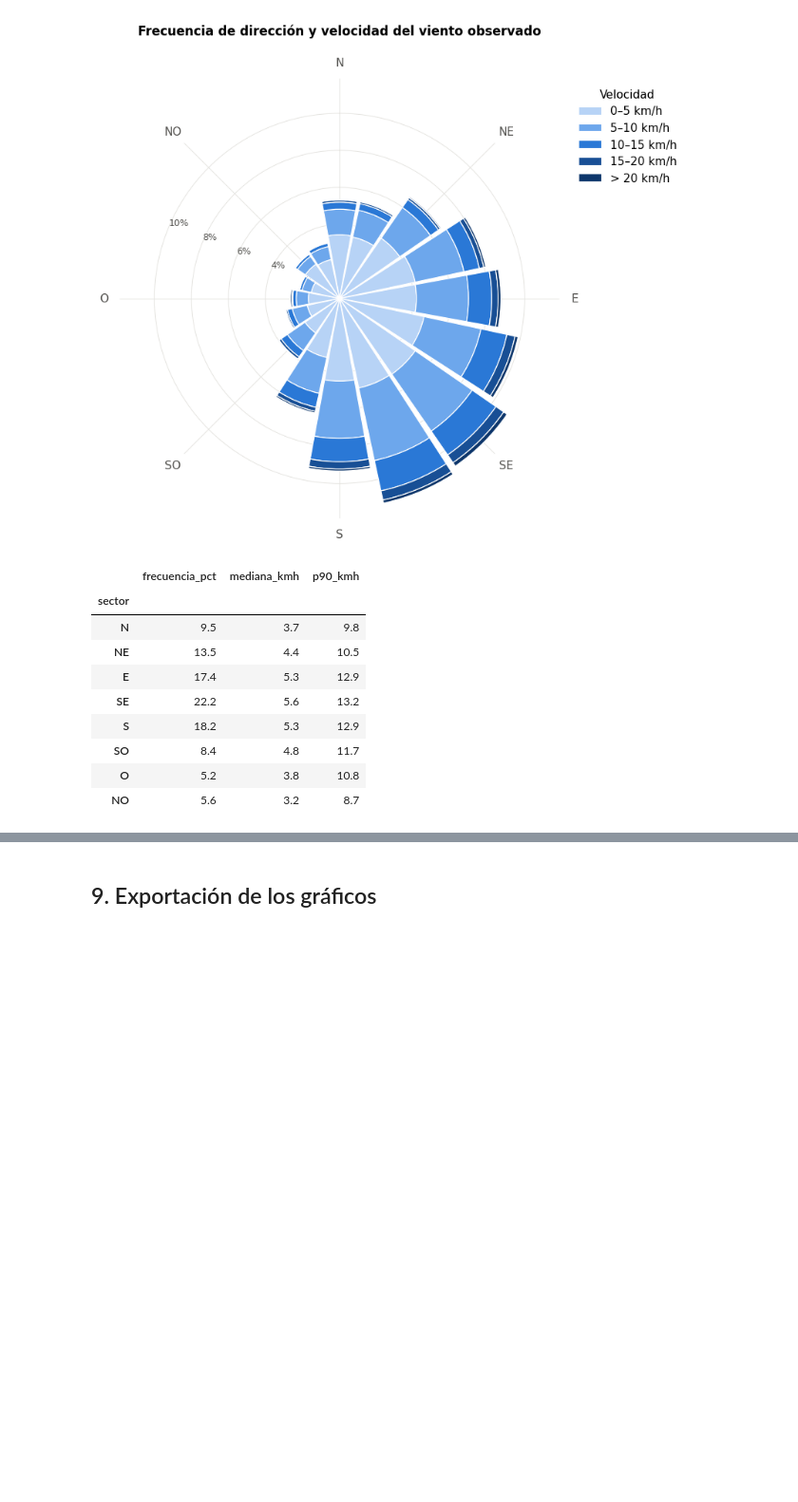
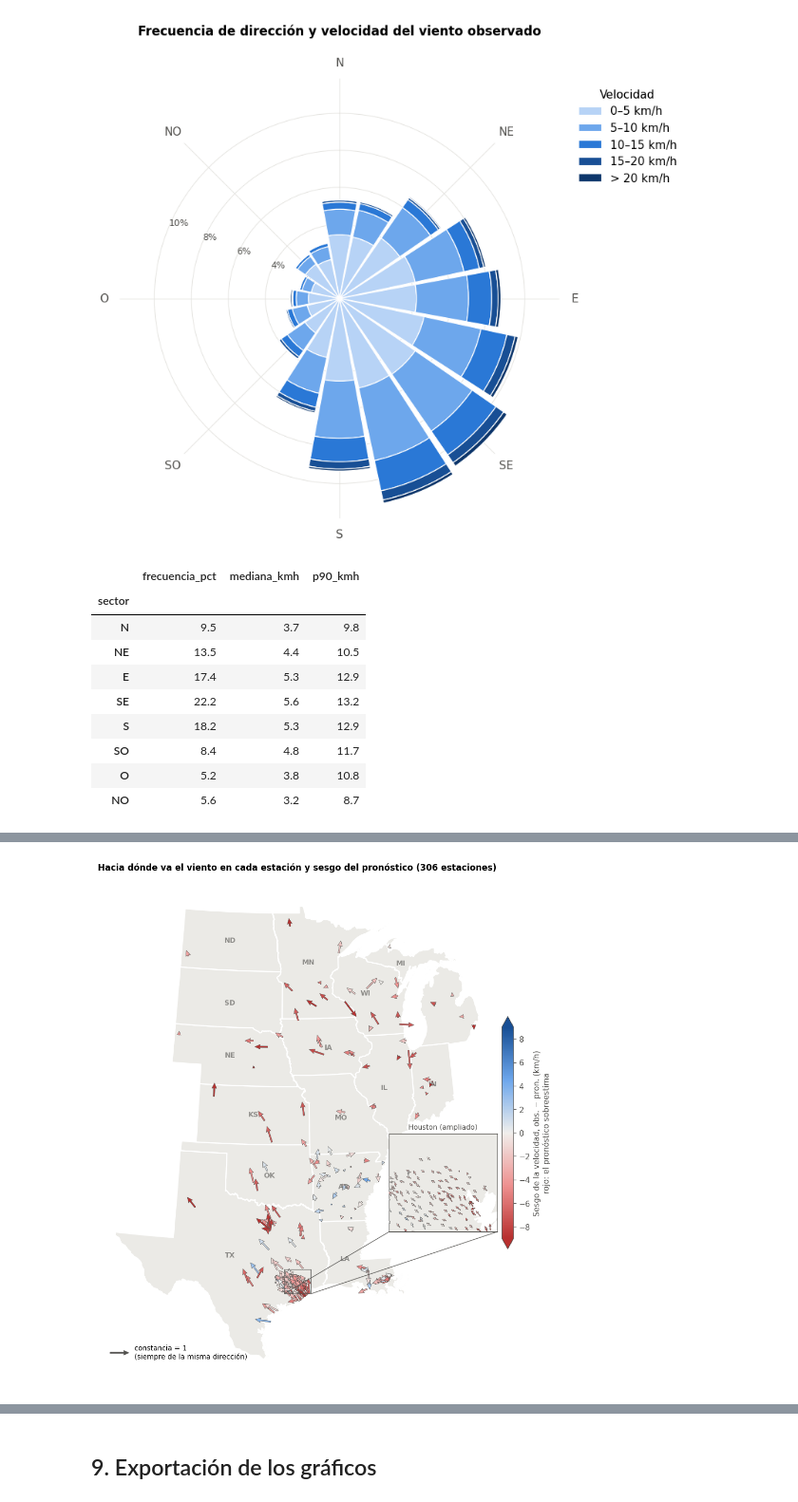
Before and after one commit to franconieto3/TPI_Taller_analisis_de_datos, a Jupyter notebook: notebooks/relaciones-bivariadas.ipynb, the cells around one changed output, grey strips where cells are left out. Shown at 95% size. Drawn from its saved outputs; the diff is of its cells as text; code cells hidden in the pictures; blank space fills up the shorter version.

Commit message:
Correlación de la rosa de los vientos con el mapa

```diff
--- a/notebooks/relaciones-bivariadas.ipynb
+++ b/notebooks/relaciones-bivariadas.ipynb
@@ -565,0 +616,62 @@ viento['sector'] = pd.Categorical(
+# %%
+from matplotlib.colors import CenteredNorm
+import matplotlib.patheffects as pe
+
+CRS_METRICO = 'EPSG:5070'  # el mismo de analisis_estaciones.ipynb
+estados_mapa = gpd.read_file(PROCESSED + 'estados_central.geojson').to_crs(CRS_METRICO)
+
+# Punta de cada flecha: se desplaza el punto hacia donde va el viento en lon/lat y se proyecta,
+# así la dirección respeta el norte verdadero aunque la proyección rote los meridianos
+lat, lon = viento_estacion['latitud'].values, viento_estacion['longitud'].values
+hacia = np.deg2rad(viento_estacion['direccion'].values + 180)
+origen = gpd.GeoSeries(gpd.points_from_xy(lon, lat), crs='EPSG:4326').to_crs(CRS_METRICO)
+punta = gpd.GeoSeries(gpd.points_from_xy(lon + 0.1 * np.sin(hacia) / np.cos(np.deg2rad(lat)),
+                                         lat + 0.1 * np.cos(hacia)), crs='EPSG:4326').to_crs(CRS_METRICO)
+dx, dy = punta.x.values - origen.x.values, punta.y.values - origen.y.values
+largo = viento_estacion['constancia'].values / np.hypot(dx, dy)
+U, V = dx * largo, dy * largo
+
+norma = CenteredNorm(vcenter=0, halfrange=np.ceil(viento_estacion['sesgo_kmh'].abs().quantile(0.95)))
+cmap_sesgo = DIVERGENTE.reversed()  # rojo = el pronóstico sobreestima (sesgo negativo)
+estilo_flecha = dict(cmap=cmap_sesgo, norm=norma, angles='xy', scale_units='xy', pivot='tail',
+                     edgecolor=GRIS_TEXTO, linewidth=0.4, zorder=3)
+
+
+def dibujar_flechas(ax, escala_km, ancho):
+    """Flechas con constancia 1 = escala_km de largo."""
+    return ax.quiver(origen.x, origen.y, U, V, viento_estacion['sesgo_kmh'], scale=1 / (escala_km * 1000),
+                     width=ancho, headwidth=3.5, headlength=4, headaxislength=3.5, **estilo_flecha)
+
+
+fig, ax = plt.subplots(figsize=(11, 12))
+estados_mapa.plot(ax=ax, color='#ebeae6', edgecolor='white', linewidth=1.5)
+for _, fila in estados_mapa.iterrows():
+    p = fila.geometry.representative_point()
+    ax.annotate(fila['estado'], (p.x, p.y), ha='center', va='center', fontsize=9, color=GRIS_TEXTO,
+                fontweight='bold', alpha=0.6, zorder=2)
+q = dibujar_flechas(ax, escala_km=110, ancho=0.0035)
+ax.quiverkey(q, 0.08, 0.06, 1, 'constancia = 1\n(siempre de la misma dirección)', labelpos='E',
+             coordinates='axes', color=GRIS_TEXTO, fontproperties={'size': 9})
+
+# Recuadro ampliado del área de Houston, donde se concentran las estaciones de CENTERPOINT
+houston = gpd.GeoSeries(gpd.points_from_xy([-96.25, -94.65], [29.3, 30.55]), crs='EPSG:4326').to_crs(CRS_METRICO)
+axins = ax.inset_axes([0.73, 0.29, 0.27, 0.22])  # hueco al este de Arkansas
+estados_mapa.plot(ax=axins, color='#ebeae6', edgecolor='white', linewidth=1.5)
+dibujar_flechas(axins, escala_km=12, ancho=0.006)
+axins.set_xlim(houston.x.min(), houston.x.max())
+axins.set_ylim(houston.y.min(), houston.y.max())
+axins.set_xticks([]), axins.set_yticks([])
+axins.grid(False)
+for borde in axins.spines.values():
+    borde.set_visible(True), borde.set_edgecolor(GRIS_TEXTO), borde.set_linewidth(0.8)
+axins.set_title('Houston (ampliado)', fontsize=9, fontweight='normal', color=GRIS_TEXTO)
+ax.indicate_inset_zoom(axins, edgecolor=GRIS_TEXTO, alpha=0.8)
+
+fig.colorbar(q, ax=ax, shrink=0.45, pad=0.01, extend='both',
+             label='Sesgo de la velocidad, obs. − pron. (km/h)\nrojo: el pronóstico sobreestima')
+ax.set_title(f'Hacia dónde va el viento en cada estación y sesgo del pronóstico ({len(viento_estacion)} estaciones)')
+ax.set_axis_off()
+figuras['07_mapa_viento'] = fig
+plt.show()
+# %% [output]
+[figure, added]
```
Also changed, not shown: parts of 6 cells of this notebook.
